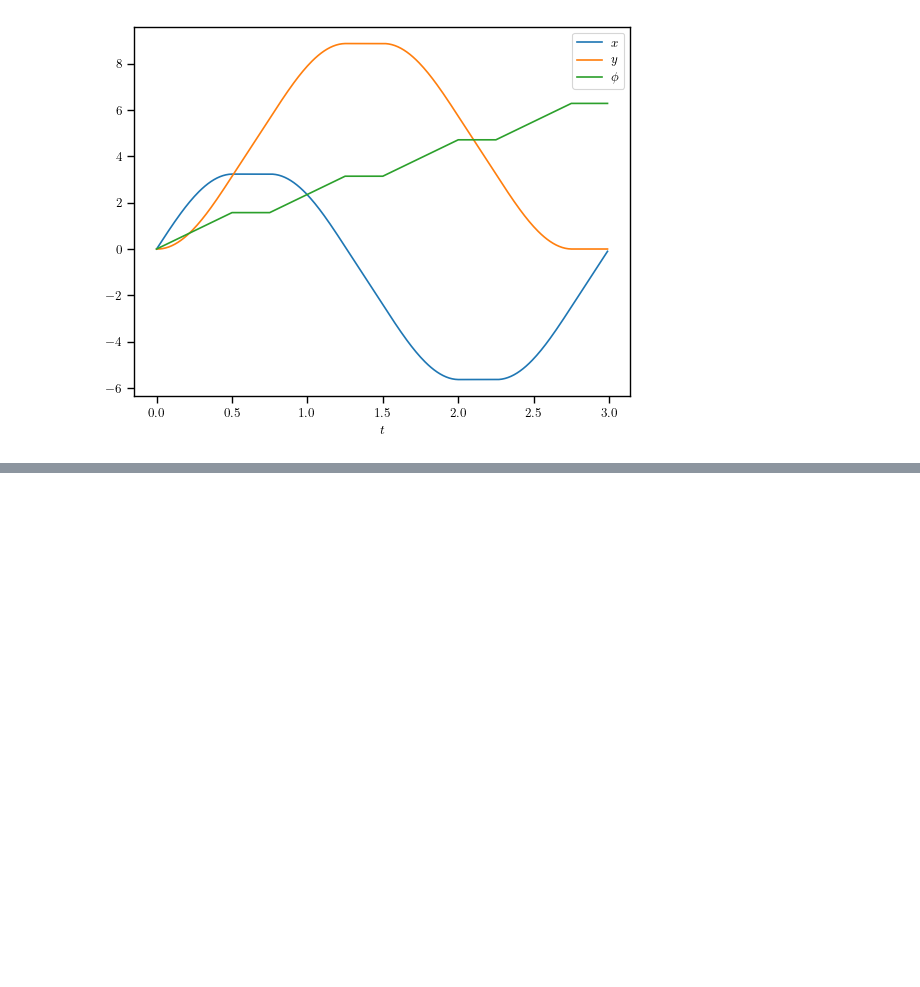
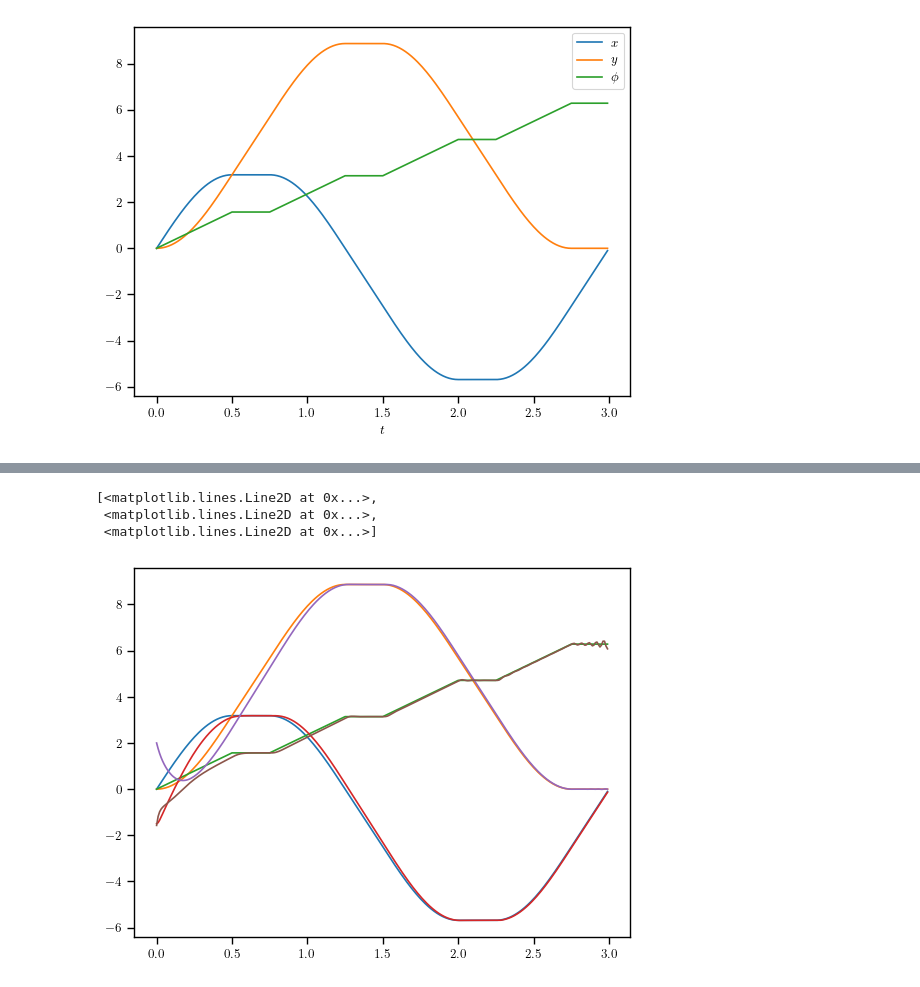
Before and after one commit to CIE-KFUPM/Rigid_Body, a Jupyter notebook: notebooks/kinematic_example.ipynb, the cells around one changed output, grey strips where cells are left out. Cells and saved outputs as stored; diff of their text form; code cells hidden in the pictures; blank space fills up the shorter version.

```diff
--- a/notebooks/kinematic_example.ipynb
+++ b/notebooks/kinematic_example.ipynb
@@ -64,0 +116,8 @@ Text(0.5, 0, '$t$')
+# %%
+plt.plot(t_span,trajectory)
+plt.plot(t_span,controlled_trajectory)
+# %% [output]
+[<matplotlib.lines.Line2D at 0x...>,
+ <matplotlib.lines.Line2D at 0x...>,
+ <matplotlib.lines.Line2D at 0x...>]
+[figure, added]
```
Also changed, not shown: parts of 11 cells of this notebook, 1 other file.
